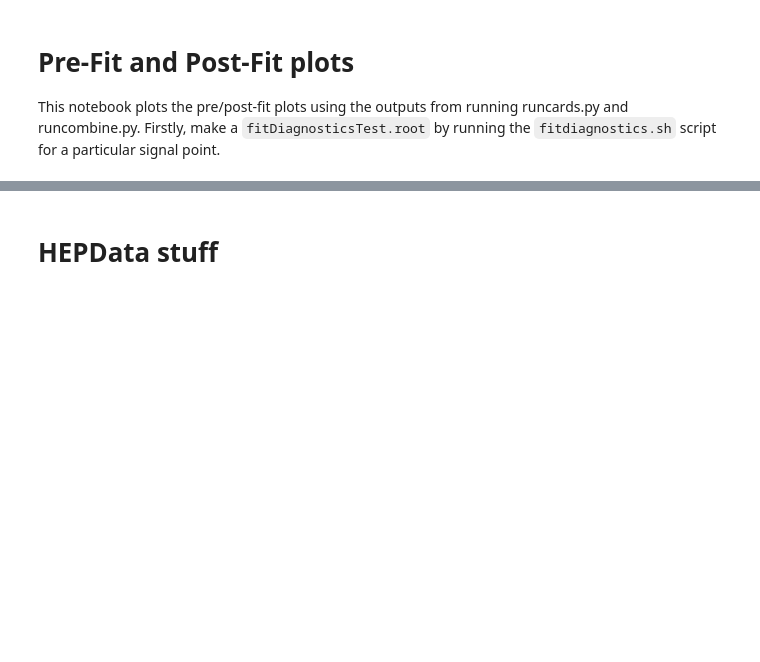
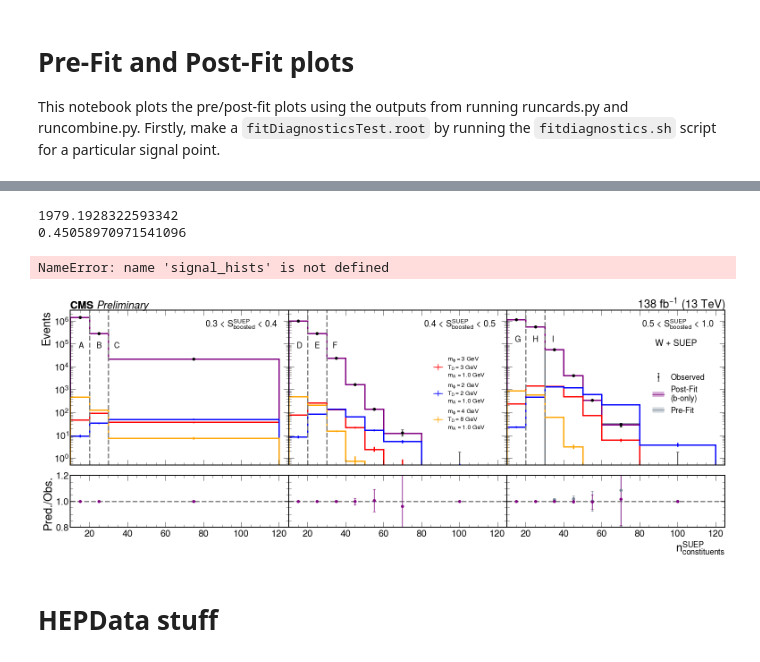
Before and after one commit to SUEPPhysics/SUEPLimits, a Jupyter notebook: notebook_tools/wh_prefit_postfit.ipynb, the cells around one changed output, grey strips where cells are left out. Cells and saved outputs as stored; diff of their text form; code cells hidden in the pictures; blank space fills up the shorter version.

```diff
--- a/notebook_tools/wh_prefit_postfit.ipynb
+++ b/notebook_tools/wh_prefit_postfit.ipynb
@@ -28,7 +28,7 @@ hep.style.use("CMS")
 AN_label = "/home/submit/"+os.environ['USER']+"/SUEP/AN-23-183/images/{}.pdf"
 save_to_AN = False
 # %%
-filename = "../official-combined/cards-combinedWZ_mD3.000_T3.000_modegeneric/fitDiagnosticscombined_mD3_T3_gen.root" # replace with your actual ROOT file path
+filename = "../cards/official-combined/cards-combinedWZ_mD3.000_T3.000_modegeneric/fitDiagnosticsTest.root" # replace with your actual ROOT file path
 file = uproot.open(filename)
 # %%
 for k in file.keys():
@@ -518,0 +611,5 @@ payload_ZH, payload_ZH_err = read_post_fit_file(file, bins, regions)
+# %%
+mPhi=3
+T=3
+mode='generic'
+signal_hists, bin_edges = getSignalHists('SUEP_mS125.000_mPhi{:.3f}_T{:.3f}_mode{}'.format(mPhi, T, mode), 'all', 1, mPhi, T, mode)
@@ -518,0 +634,6 @@ payload_ZH, payload_ZH_err = read_post_fit_file(file, bins, regions)
+# %%
+print(signal_hists['I_SUEP_nconst_SR'].sum().value)
+print(signal_hists['I_SUEP_nconst_SR'].sum().value/signal_hists['SUEP_nconst_SR'].sum().value)
+# %% [output]
+1979.1928322593342
+0.45058970971541096
@@ -519,3 +642,7 @@ payload_ZH, payload_ZH_err = read_post_fit_file(file, bins, regions)
+# %%
+sum([h.sum().value for h in signal_hists['generic_3_3']])
+# %% [output]
+NameError: name 'signal_hists' is not defined
 # %%
 """
 make_postfit function:
@@ -530,7 +657,7 @@ for debugging... convention that has been set is ch1=ZH and ch2=WH
 expected file strucutre and naming scheme follows that set by the official-cards/ directory...
 """
 
-WH_SR_plot_objs = create_plot_objects(payload_WH['ch2_SR'], payload_WH_err['ch2_SR'])
+WH_SR_plot_objs = create_plot_objects(payload_WH['SR'], payload_WH_err['SR'])
 
 WH_SRfig, WH_SRaxs, WH_SRaxrs = make_postfit(WH_SR_plot_objs, channel='WH', region='SR', signals=[(3, 3, 'generic'), (2, 2, 'generic'), (4, 8, 'generic')], postfits='b', prefit=True)
 
@@ -564,7 +691,7 @@ simulation = WH_SRaxs[0].text(
     horizontalalignment='left'
 )
 saveToPAS = True
-PAS_postfit = '/home/submit/pmlugato/suep/PAS/EXO-24-030/images/' + 'WH_prepostfit_mD3_T3_mD2_T2_mD4_T8.pdf'
+PAS_postfit = '/home/submit/lavezzo/SUEP/PAS/EXO-24-030/images/' + 'WH_prepostfit_mD3_T3_mD2_T2_mD4_T8.pdf'
 if saveToPAS: WH_SRfig.savefig(PAS_postfit)
 save_to_AN = False
 if save_to_AN: WH_SRfig.savefig(AN_label.format('prepostfit'))
@@ -573,28 +700,28 @@ plt.show()
 
 # ---------------------------------------------------------------------------------------------------------------------------------------------------
 
-ZH_SR_plot_objs = create_plot_objects(payload_ZH['ch1_SR'], payload_ZH_err['ch1_SR'], channelnum='ch1')
+# ZH_SR_plot_objs = create_plot_objects(payload_ZH['ch1_SR'], payload_ZH_err['ch1_SR'], channelnum='ch1')
 
-ZH_SRfig, ZH_SRaxs, ZH_SRaxrs = make_postfit(ZH_SR_plot_objs, channel='ZH', region='SR', signals=[(8, 32, 'generic')], postfits='s+b', prefit=True)
+# ZH_SRfig, ZH_SRaxs, ZH_SRaxrs = make_postfit(ZH_SR_plot_objs, channel='ZH', region='SR', signals=[(8, 32, 'generic')], postfits='s+b', prefit=True)
 
-ZH_SRaxs[2].text(0.68, 0.77, 'Z + SUEP',
-            fontsize=20, transform=ZH_SRaxs[2].transAxes)
-cms = ZH_SRaxs[0].text(
-    0.0, 1.01, u"CMS ",
-    fontsize=24, fontweight='bold',
-    transform=ZH_SRaxs[0].transAxes,
-    horizontalalignment='left'
-)
-simulation = ZH_SRaxs[0].text(
-    0.12, 1.01, u"Preliminary",
-    fontsize=24, fontstyle='italic',
-    transform=ZH_SRaxs[0].transAxes,
-    horizontalalignment='left'
-)
-save_to_AN = False
-if save_to_AN: ZH_SRfig.savefig(AN_label.format('prepostfit'))
-plot_utils.savefig(ZH_SRfig, '../' 'ZH_prepostfit_mD3_T3')
-plt.show()
+# ZH_SRaxs[2].text(0.68, 0.77, 'Z + SUEP',
+#             fontsize=20, transform=ZH_SRaxs[2].transAxes)
+# cms = ZH_SRaxs[0].text(
+#     0.0, 1.01, u"CMS ",
+#     fontsize=24, fontweight='bold',
+#     transform=ZH_SRaxs[0].transAxes,
+#     horizontalalignment='left'
+# )
+# simulation = ZH_SRaxs[0].text(
+#     0.12, 1.01, u"Preliminary",
+#     fontsize=24, fontstyle='italic',
+#     transform=ZH_SRaxs[0].transAxes,
+#     horizontalalignment='left'
+# )
+# save_to_AN = False
+# if save_to_AN: ZH_SRfig.savefig(AN_label.format('prepostfit'))
+# plot_utils.savefig(ZH_SRfig, '../' 'ZH_prepostfit_mD3_T3')
+# plt.show()
 
 # WJHS_plot_objs = create_plot_objects(payload['WJHS'], payload_err['WJHS'], lepton='e')
 # WJHSfig, WJHSaxs, WJHSaxrs = make_postfit(WJHS_plot_objs, region='WJHS', signals=[(3, 3, 'generic')])
@@ -628,33 +755,35 @@ plt.show()
 # GJLSfig, GJLSaxs, GJLSaxrs = make_postfit(GJLS_plot_objs, region='GJLS')
 # GJLSaxs[2].text(0.68, 0.77, '$\gamma$ + jets',
 #             fontsize=20, transform=GJLSaxs[2].transAxes)
 # cms = GJLSaxs[0].text(
 #     0.0, 1.01, u"CMS ",
 #     fontsize=24, fontweight='bold',
 #     transform=GJLSaxs[0].transAxes,
 #     horizontalalignment='left'
 # )
 # GJHS_plot_objs = create_plot_objects(payload['GJHS'], payload_err['GJHS'])
 # GJHSfig, GJHSaxs, GJHSaxrs = make_postfit(
 #     GJHS_plot_objs, region='GJHS',
 #     signals=[(2, 2, 'generic'), (4, 4, 'generic'), (8, 8, 'generic')]
 # )
 # GJHSaxs[2].text(0.68, 0.77, '$\gamma$ + jets',
 #             fontsize=20, transform=GJHSaxs[2].transAxes)
 # cms = GJHSaxs[0].text(
 #     0.0, 1.01, u"CMS ",
 #     fontsize=24, fontweight='bold',
 #     transform=GJHSaxs[0].transAxes,
 #     horizontalalignment='left'
 # )
 # _ = GJHSaxs[0].set_ylim(5e-1, 1e8)
 # _ = GJHSaxs[1].set_ylim(5e-1, 1e8)
 # _ = GJHSaxs[2].set_ylim(5e-1, 1e8)
 # _ = GJHSaxrs[0].set_ylim(0.5, 1.3)
 # _ = GJHSaxrs[1].set_ylim(0.5, 1.3)
 # _ = GJHSaxrs[2].set_ylim(0.5, 1.3)
 
 # if save_to_AN: GJHSfig.savefig(AN_label.format('VRGJ_prepostfit'))
+# %% [output]
+[figure, added]
 # %% [markdown]
 # HEPData stuff
 # %% [markdown]
```
Also changed, not shown: parts of 7 cells of this notebook, 5 other files.
